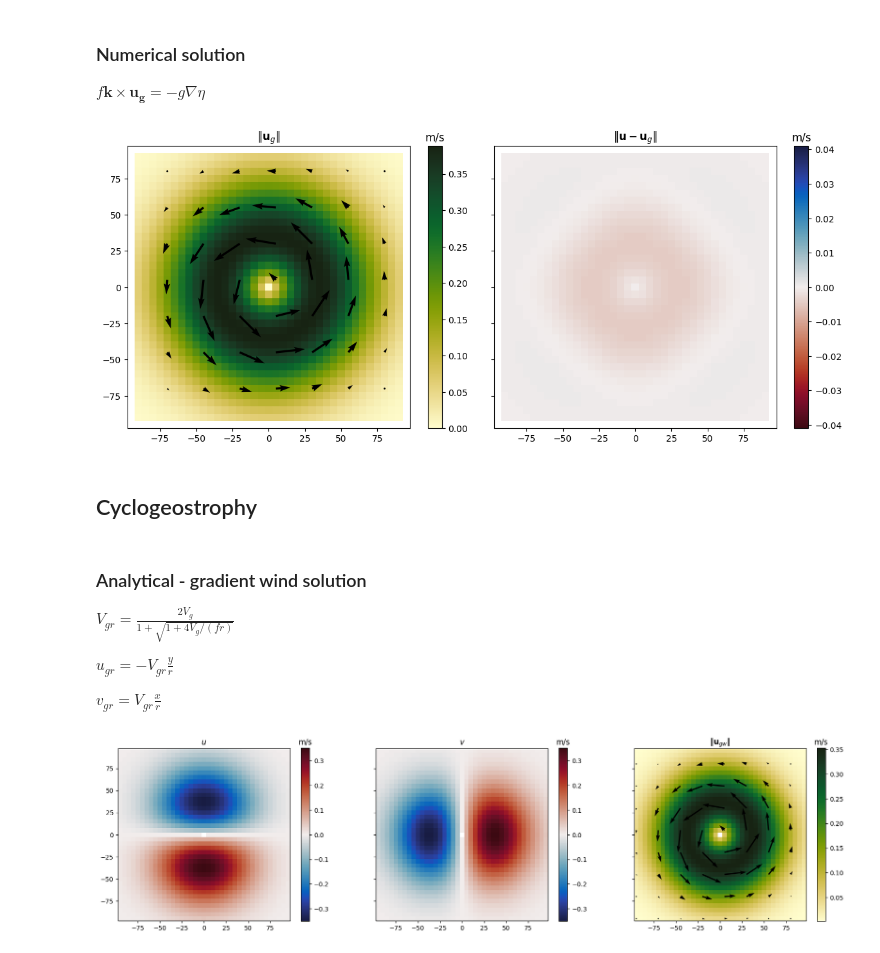
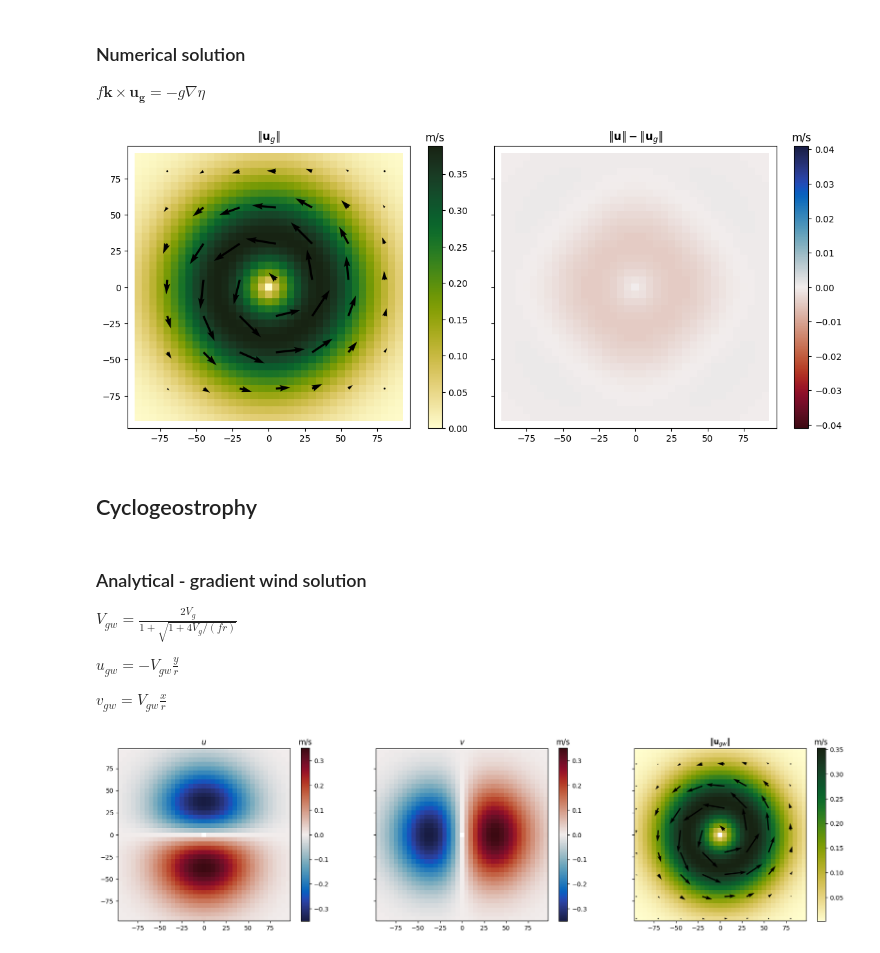
Before and after one commit to meom-group/jaxparrow, a Jupyter notebook: docs/examples/gradient_wind.ipynb, the cells around one changed output. Cells and saved outputs as stored; diff of their text form; code cells hidden in the pictures.

```diff
--- a/docs/examples/gradient_wind.ipynb
+++ b/docs/examples/gradient_wind.ipynb
@@ -168,35 +171,35 @@ geos_diff = uv_geos_est - uv_geos
 # %%
 fig, axes = plt.subplots(1, 2, figsize=(12, 5), sharex=True, sharey=True)
 ax1, ax2 = axes.flatten()
 
 ax1.set_title("$\| \mathbf{u}_g \|$")
 im = ax1.pcolormesh(X / 1e3, Y / 1e3, uv_geos_est, cmap=cmo.speed)
 ax1.set_aspect("equal")
 cbar = plt.colorbar(im, ax=ax1)
 cbar.ax.set_title("m/s")
 ax1.quiver(X[::5, ::5] / 1e3, Y[::5, ::5] / 1e3, u_geos_est_t[::5, ::5], v_geos_est_t[::5, ::5], color="k")
 
-ax2.set_title("$\| \mathbf{u} - \mathbf{u}_g \|$")
+ax2.set_title("$\| \mathbf{u} \| - \| \mathbf{u}_g \| $")
 im = ax2.pcolormesh(X / 1e3, Y / 1e3, geos_diff, cmap=cmo.balance_r, vmax=0.041, vmin=-0.041)
 ax2.set_aspect("equal")
 cbar = plt.colorbar(im, ax=ax2)
 cbar.ax.set_title("m/s")
 
 fig.tight_layout()
 
 plt.show()
 # %% [output]
-[figure, old version]
+[figure, new version]
 # %% [markdown]
 ## Cyclogeostrophy
 # %% [markdown]
 ### Analytical - gradient wind solution
 
-$V_{gr}=\frac{2V_g}{1+\sqrt{1+4V_g/(fr)}}$
+$V_{gw}=\frac{2V_g}{1+\sqrt{1+4V_g/(fr)}}$
 
-$u_{gr} = -V_{gr} \frac{y}{r}$
+$u_{gw} = -V_{gw} \frac{y}{r}$
 
-$v_{gr} = V_{gr} \frac{x}{r}$
+$v_{gw} = V_{gw} \frac{x}{r}$
 # %%
 uv_cyclo = kinematics.magnitude(u_cyclo_t, v_cyclo_t, vel_on_uv=False)
 # %%
```
Also changed, not shown: parts of 5 cells of this notebook, 19 other files.
